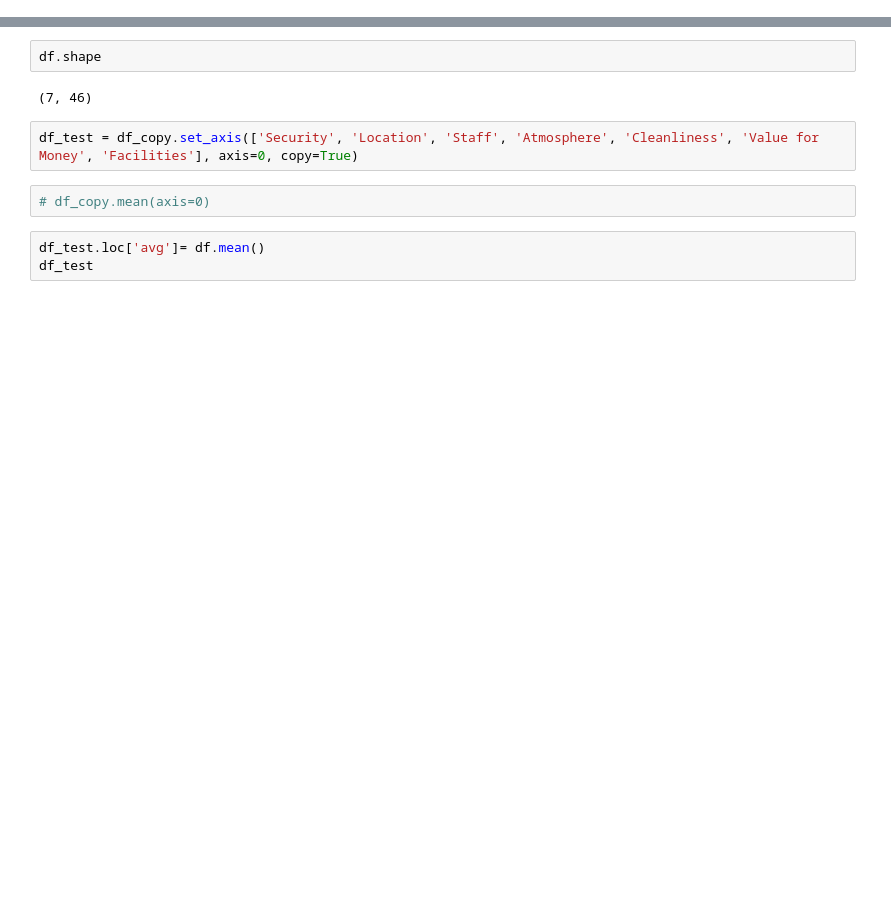
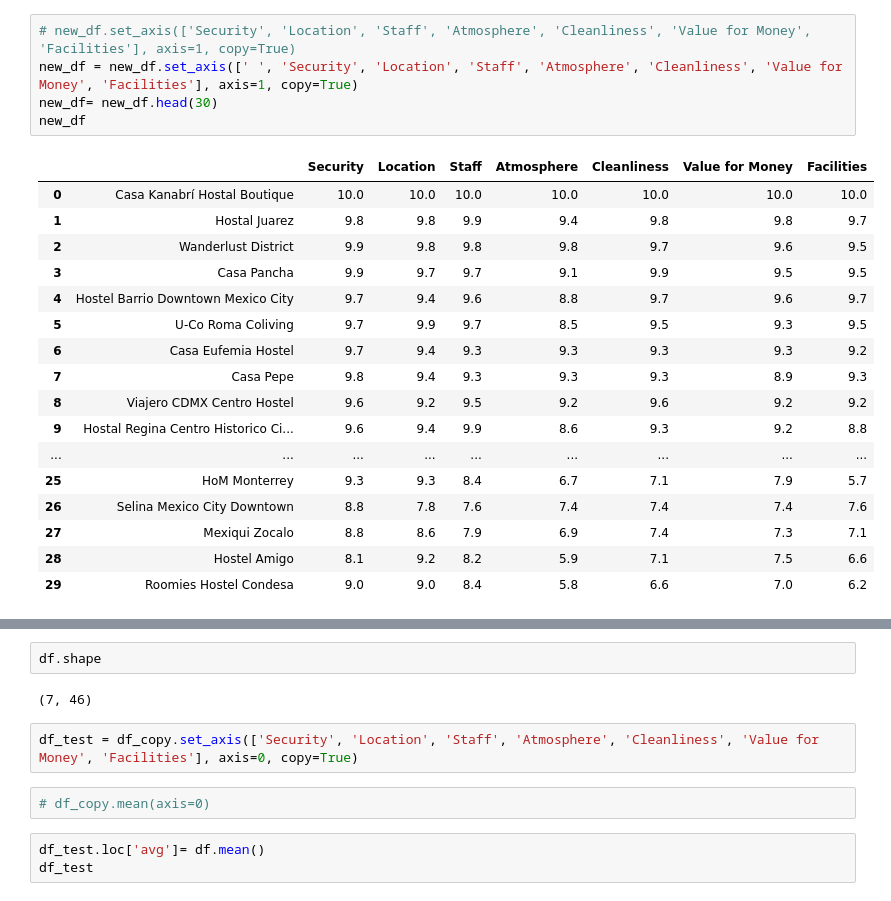
Before and after one commit to vknanavati/CIA-Factbook, a Jupyter notebook: Mexico.ipynb, the cells around one changed output, grey strips where cells are left out. Saved outputs shown, nothing was run; the diff lists cells and outputs as text; blank space fills up the shorter version.

```diff
--- a/Mexico.ipynb
+++ b/Mexico.ipynb
@@ -23,0 +43,23 @@ new_df
+# %%
+# new_df.set_axis(['Security', 'Location', 'Staff', 'Atmosphere', 'Cleanliness', 'Value for Money', 'Facilities'], axis=1, copy=True)
+new_df = new_df.set_axis([' ', 'Security', 'Location', 'Staff', 'Atmosphere', 'Cleanliness', 'Value for Money', 'Facilities'], axis=1, copy=True)
+new_df= new_df.head(30)
+new_df
+# %% [output]
+|  |  | Security | Location | Staff | Atmosphere | Cleanliness | Value for Money | Facilities |
+| 0 | Casa Kanabrí Hostal Boutique | 10.0 | 10.0 | 10.0 | 10.0 | 10.0 | 10.0 | 10.0 |
+| 1 | Hostal Juarez | 9.8 | 9.8 | 9.9 | 9.4 | 9.8 | 9.8 | 9.7 |
+| 2 | Wanderlust District | 9.9 | 9.8 | 9.8 | 9.8 | 9.7 | 9.6 | 9.5 |
+| 3 | Casa Pancha | 9.9 | 9.7 | 9.7 | 9.1 | 9.9 | 9.5 | 9.5 |
+| 4 | Hostel Barrio Downtown Mexico City | 9.7 | 9.4 | 9.6 | 8.8 | 9.7 | 9.6 | 9.7 |
+| 5 | U-Co Roma Coliving | 9.7 | 9.9 | 9.7 | 8.5 | 9.5 | 9.3 | 9.5 |
+| 6 | Casa Eufemia Hostel | 9.7 | 9.4 | 9.3 | 9.3 | 9.3 | 9.3 | 9.2 |
+| 7 | Casa Pepe | 9.8 | 9.4 | 9.3 | 9.3 | 9.3 | 8.9 | 9.3 |
+| 8 | Viajero CDMX Centro Hostel | 9.6 | 9.2 | 9.5 | 9.2 | 9.6 | 9.2 | 9.2 |
+| 9 | Hostal Regina Centro Historico Ci... | 9.6 | 9.4 | 9.9 | 8.6 | 9.3 | 9.2 | 8.8 |
+| ... | ... | ... | ... | ... | ... | ... | ... | ... |
+| 25 | HoM Monterrey | 9.3 | 9.3 | 8.4 | 6.7 | 7.1 | 7.9 | 5.7 |
+| 26 | Selina Mexico City Downtown | 8.8 | 7.8 | 7.6 | 7.4 | 7.4 | 7.4 | 7.6 |
+| 27 | Mexiqui Zocalo | 8.8 | 8.6 | 7.9 | 6.9 | 7.4 | 7.3 | 7.1 |
+| 28 | Hostel Amigo | 8.1 | 9.2 | 8.2 | 5.9 | 7.1 | 7.5 | 6.6 |
+| 29 | Roomies Hostel Condesa | 9.0 | 9.0 | 8.4 | 5.8 | 6.6 | 7.0 | 6.2 |
```
Also changed, not shown: parts of 4 cells of this notebook.
